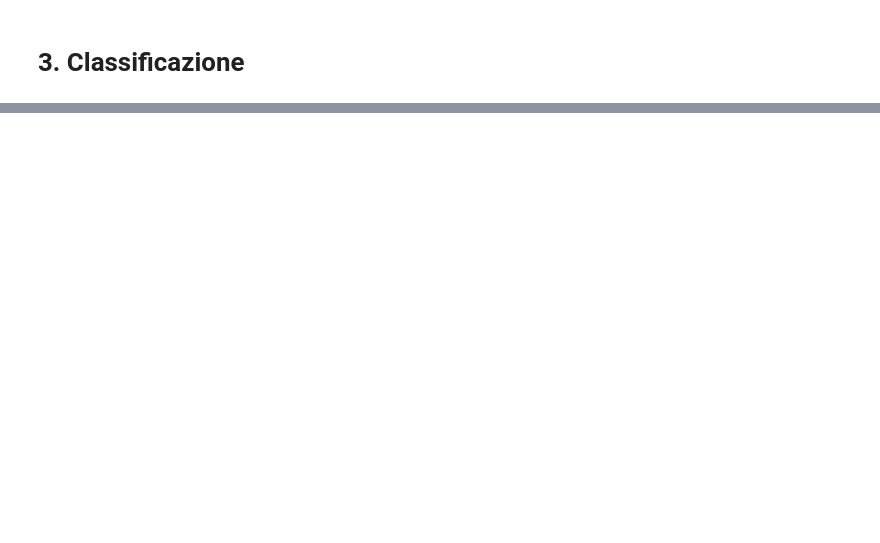
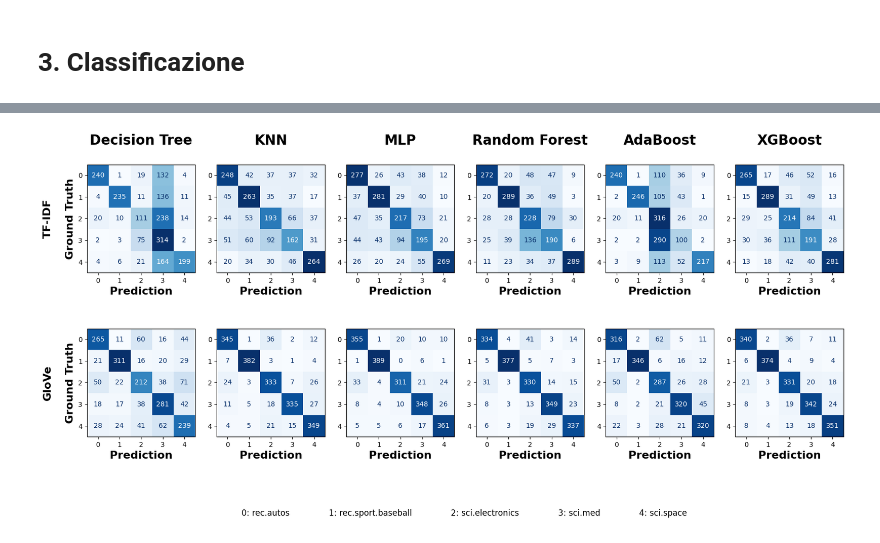
Before and after one commit to g-masala20/progetto_DaMi, a Jupyter notebook: progetto.ipynb, the cells around one changed output, grey strips where cells are left out. Drawn from its saved outputs; the diff is of its cells as text; code cells hidden in the pictures; blank space fills up the shorter version.

```diff
--- a/progetto.ipynb
+++ b/progetto.ipynb
@@ -56,0 +88,8 @@ y_test = pd.DataFrame(test_dataset.target).rename(columns={0: 'category'})
+# %%
+# Utilizzo la classe TfidfVectorizer per convertire i record testuali in record numerici
+tfidf_vectorizer = TfidfVectorizer(stop_words='english', max_features=100)
+# tfidf_train = tfidf_vectorizer.fit_transform(X_train['raw_text'])
+# tfidf_test = tfidf_vectorizer.transform(X_test['raw_text'])
+
+tfidf_train = tfidf_vectorizer.fit_transform(X_train['raw_text'])
+tfidf_test = tfidf_vectorizer.transform(X_test['raw_text'])
@@ -313,0 +288,43 @@ for metric in ['Accuracy', 'Precision', 'Recall', 'F1']:
+# %%
+confusion_matrices = [[model['ConfMatrix'] for model in repr] for repr in results.values()]
+y_labels = results.keys()
+x_labels = classifiers.keys()
+
+n_rows = len(results)
+n_cols = len(classifiers)
+
+fig, axes = plt.subplots(nrows=n_rows, ncols=n_cols, figsize=(20, 8))
+
+for i in range(n_rows):
+    for j in range(n_cols):
+        ax = axes[i,j]
+        cm = confusion_matrices[i][j]
+        disp = ConfusionMatrixDisplay(confusion_matrix=cm)
+        disp.plot(ax=ax, cmap='Blues', colorbar=False)
+
+for i, label in enumerate(y_labels):
+    for ax in axes[i, :]:
+        ax.set_ylabel('')
+    axes[i, 0].set_ylabel(label+"\n\nGround Truth", fontsize=16, fontweight='bold')
+
+for i, label in enumerate(x_labels):
+    for ax in axes[:, i]:
+        ax.set_xlabel('Prediction', fontsize=16, fontweight='bold')
+    axes[0, i].set_title(label+'\n', fontsize=20, fontweight='bold')
+
+legend_handles = [
+    mpatches.Patch(color="none", label=f"{num}: {name}")
+    for num, name in enumerate(target_names)
+]
+
+fig.legend(
+    handles=legend_handles,
+    loc='center',
+    bbox_to_anchor=(0.5, -0.05),
+    ncol=len(target_names),
+    fontsize=12,
+    frameon=False
+)
+plt.show()
+# %% [output]
+[figure, added]
```
Also changed, not shown: parts of 18 cells of this notebook.
